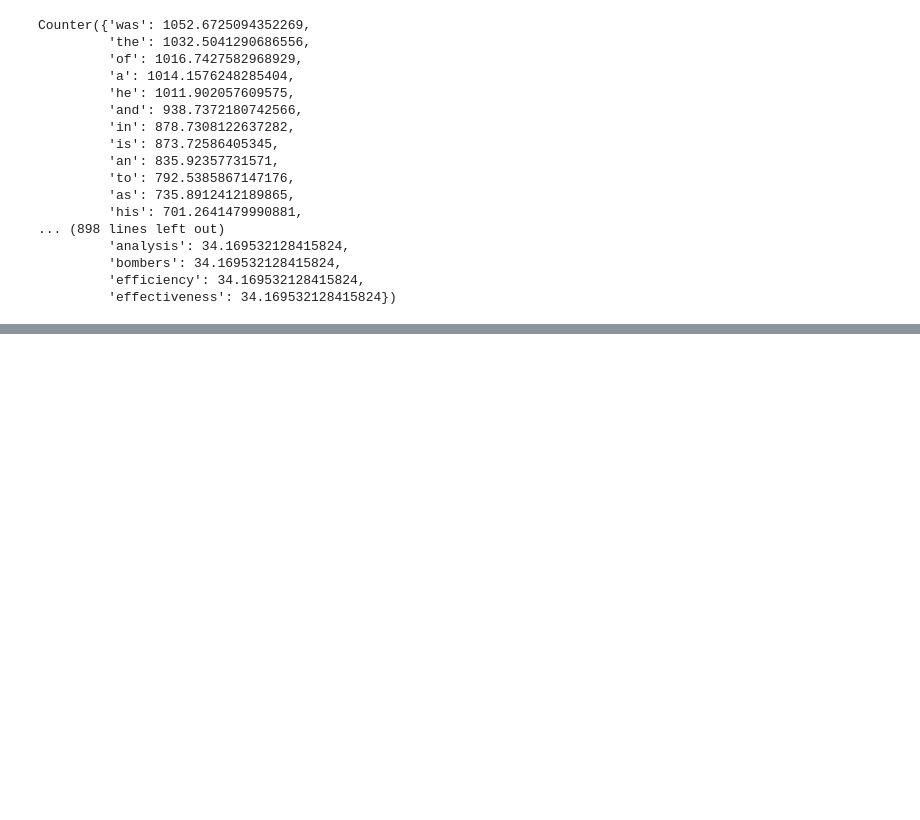
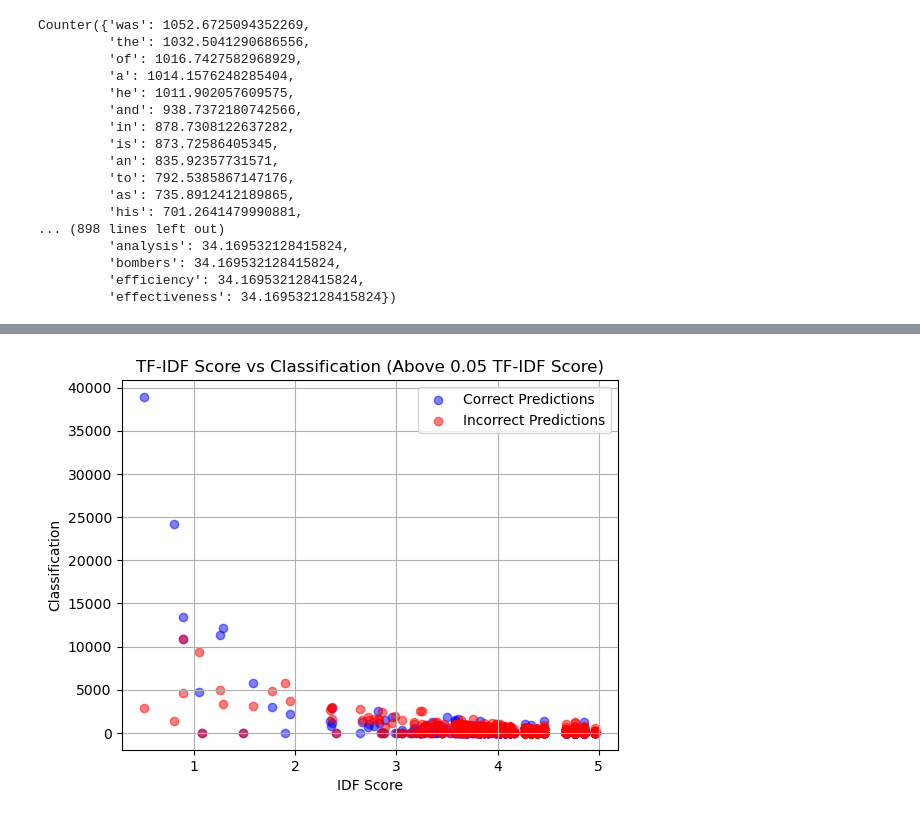
Before and after one commit to NiallMcguire/SIGIR_EEG_GAN, a Jupyter notebook: Development/EEG-To-Text-GAN/Data_Exploration/correct_distribution.ipynb, the cells around one changed output, grey strips where cells are left out. Cells and saved outputs as stored; diff of their text form; code cells hidden in the pictures; blank space fills up the shorter version.

```diff
--- a/Development/EEG-To-Text-GAN/Data_Exploration/correct_distribution.ipynb
+++ b/Development/EEG-To-Text-GAN/Data_Exploration/correct_distribution.ipynb
@@ -264,5 +244,17 @@ def calculate_tf_idf_aggregate(sentences):
             aggregated_scores[term] += score
 
     return aggregated_scores
+# %%
+def calculate_idf(sentences):
+    preprocessed_sentences = [re.sub(r"[^a-zA-Z0-9\s]", "", sentence.lower()).split() for sentence in sentences]
+    unique_terms = set([term for words in preprocessed_sentences for term in words])
+    doc_frequencies = Counter()
+    for term in unique_terms:
+        for words in preprocessed_sentences:
+            if term in words:
+                doc_frequencies[term] += 1
+    total_documents = len(sentences)
+    idf_results = {term: math.log(total_documents / (1 + doc_frequency)) for term, doc_frequency in doc_frequencies.items()}
+    return idf_results
 # %%
 idf = calculate_idf(target_string_list)
@@ -398,0 +440,31 @@ plt.show()
+# %%
+
+# Define the TF-IDF score threshold
+idf_threshold = 0.05  # Adjust as needed
+
+# Filter words based on TF-IDF score threshold
+filtered_words = [word for word, idf in idf.items() if idf > idf_threshold]
+filtered_tfidf_scores = [idf[word] for word in filtered_words]
+filtered_correct_classifications = [Correct_Predictions.get(word, 0) for word in filtered_words]
+filtered_incorrect_classifications = [Incorrect_Predictions.get(word, 0) for word in filtered_words]
+
+# Create figure and axes
+fig, ax = plt.subplots()
+
+# Plot correct predictions in blue
+ax.scatter(filtered_tfidf_scores, filtered_correct_classifications, color='blue', alpha=0.5, label='Correct Predictions')
+
+# Plot incorrect predictions in red
+ax.scatter(filtered_tfidf_scores, filtered_incorrect_classifications, color='red', alpha=0.5, label='Incorrect Predictions')
+
+# Set labels and title
+ax.set_xlabel('IDF Score')
+ax.set_ylabel('Classification')
+plt.title('TF-IDF Score vs Classification (Above {} TF-IDF Score)'.format(idf_threshold))
+
+# Customize the plot
+plt.legend()
+plt.grid(True)
+plt.show()
+# %% [output]
+[figure, added]
```
Also changed, not shown: parts of 19 cells of this notebook, 1 other file.
